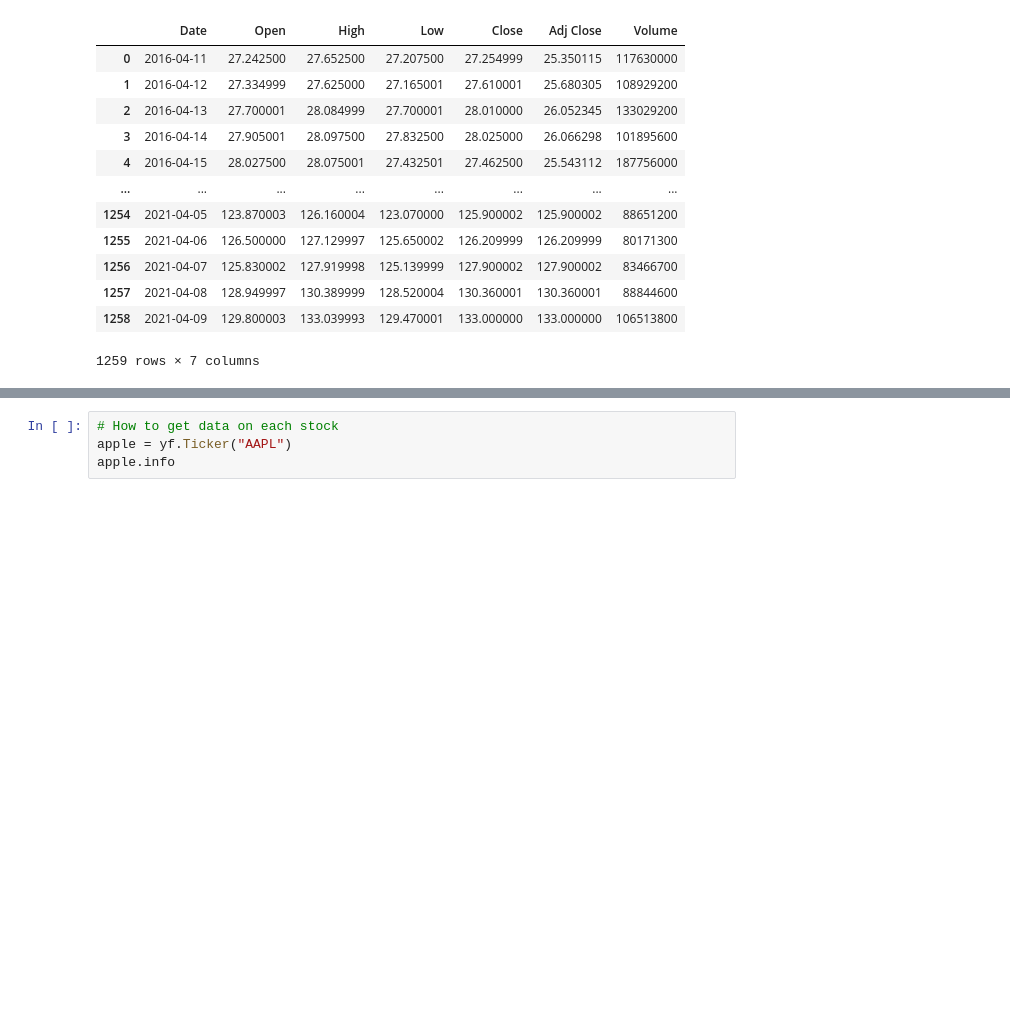
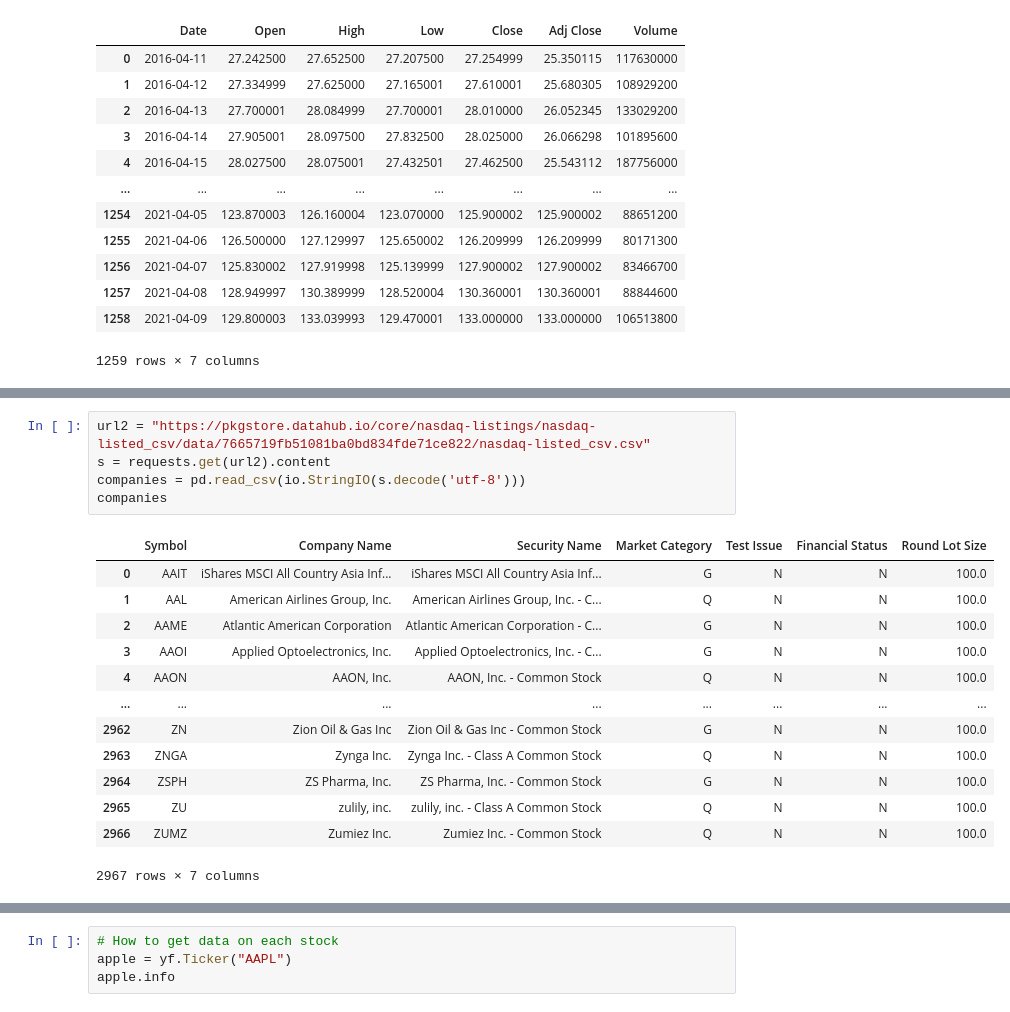
Before and after one commit to jforbis/make-that-bread, a Jupyter notebook: forbis/StockStuff copy.ipynb, the cells around one changed output, grey strips where cells are left out. Saved outputs shown, nothing was run; the diff lists cells and outputs as text; blank space fills up the shorter version.

```diff
--- a/forbis/StockStuff copy.ipynb
+++ b/forbis/StockStuff copy.ipynb
@@ -180,0 +189,19 @@ apple_df
+# %%
+url2 = "https://pkgstore.datahub.io/core/nasdaq-listings/nasdaq-listed_csv/data/7665719fb51081ba0bd834fde71ce822/nasdaq-listed_csv.csv"
+s = requests.get(url2).content
+companies = pd.read_csv(io.StringIO(s.decode('utf-8')))
+companies
+# %% [output]
+|  | Symbol | Company Name | Security Name | Market Category | Test Issue | Financial Status | Round Lot Size |
+| 0 | AAIT | iShares MSCI All Country Asia Inf... | iShares MSCI All Country Asia Inf... | G | N | N | 100.0 |
+| 1 | AAL | American Airlines Group, Inc. | American Airlines Group, Inc. - C... | Q | N | N | 100.0 |
+| 2 | AAME | Atlantic American Corporation | Atlantic American Corporation - C... | G | N | N | 100.0 |
+| 3 | AAOI | Applied Optoelectronics, Inc. | Applied Optoelectronics, Inc. - C... | G | N | N | 100.0 |
+| 4 | AAON | AAON, Inc. | AAON, Inc. - Common Stock | Q | N | N | 100.0 |
+| ... | ... | ... | ... | ... | ... | ... | ... |
+| 2962 | ZN | Zion Oil & Gas Inc | Zion Oil & Gas Inc - Common Stock | G | N | N | 100.0 |
+| 2963 | ZNGA | Zynga Inc. | Zynga Inc. - Class A Common Stock | Q | N | N | 100.0 |
+| 2964 | ZSPH | ZS Pharma, Inc. | ZS Pharma, Inc. - Common Stock | G | N | N | 100.0 |
+| 2965 | ZU | zulily, inc. | zulily, inc. - Class A Common Stock | Q | N | N | 100.0 |
+| 2966 | ZUMZ | Zumiez Inc. | Zumiez Inc. - Common Stock | Q | N | N | 100.0 |
+2967 rows × 7 columns
```
Also changed, not shown: parts of 5 cells of this notebook, 6 other files.
